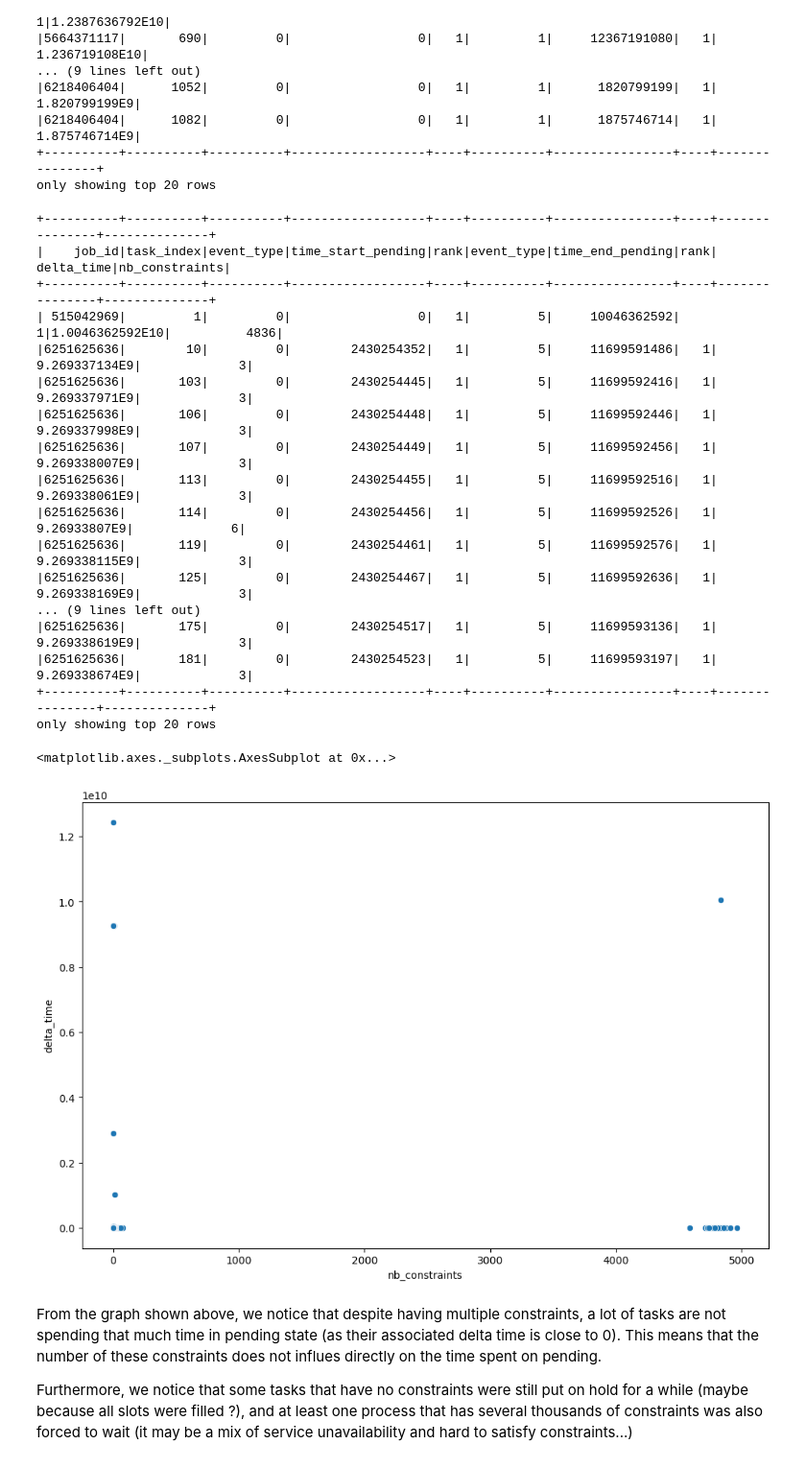
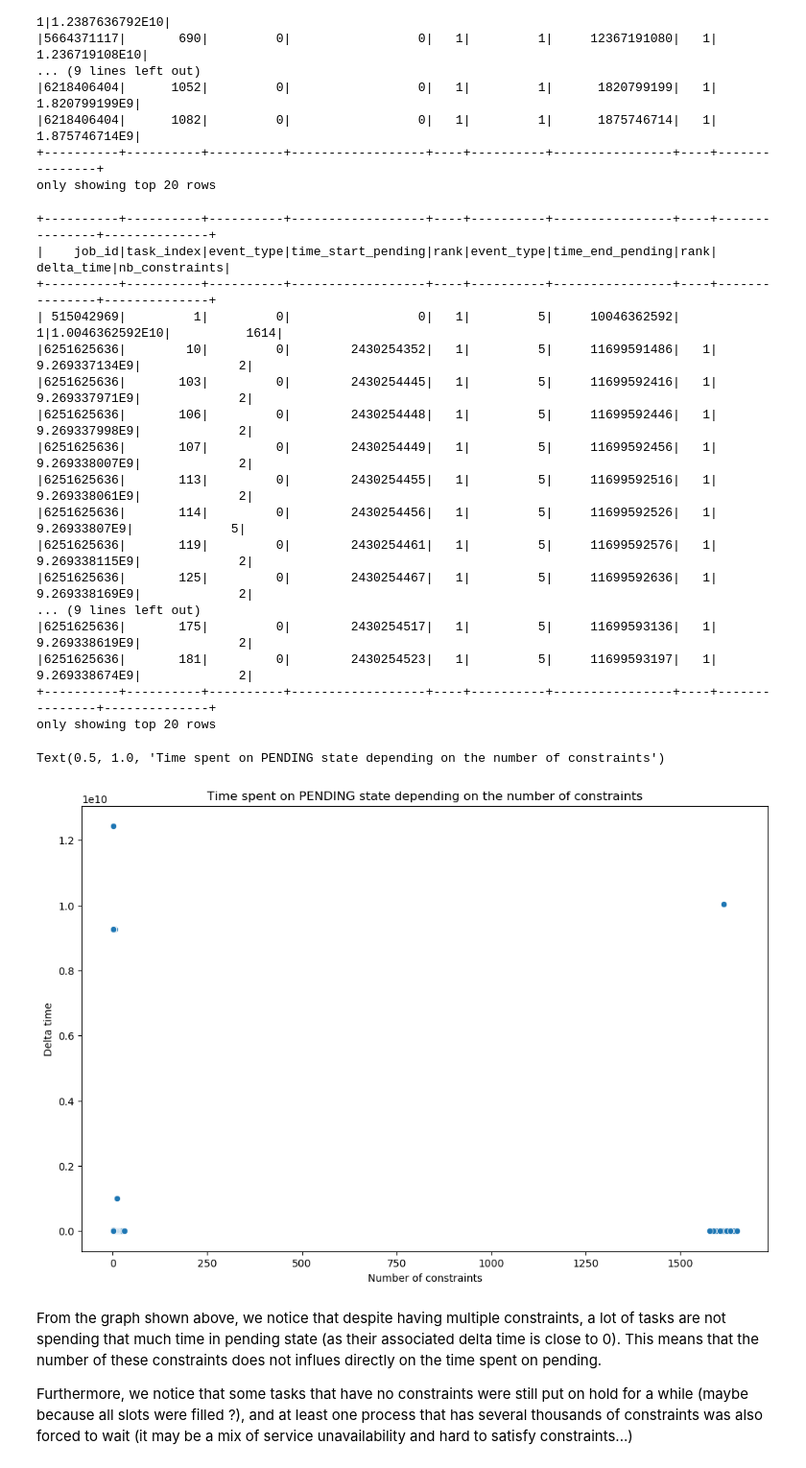
Before and after one commit to templierw/spark_lab, a Jupyter notebook: lab_new.ipynb, the cells around one changed output. Shown at 96% size. Saved outputs shown, nothing was run; the diff lists cells and outputs as text; code cells hidden in the pictures.

```diff
--- a/lab_new.ipynb
+++ b/lab_new.ipynb
@@ -34,15 +34,17 @@ from pyspark.sql.functions import rank, col
 
 # Execution mode:
 # Cluster = -1
-# Local > 1 (i.e., number of files to load)
+# Local >= 1 (i.e., number of files to load)
 
-EXEC_MODE = -1
+EXEC_MODE = 1
 
 # Our own way to gather data and create a RDD with sanitized data
 if EXEC_MODE == -1:
     from spark_lab.lib import Table, init
+    cloud = True
 else:
     from lib import Table, init
+    cloud = False
 
 # start spark with 1 worker thread
 sc = init()
@@ -114,7 +99,7 @@ From the visualization shown above, we see that a large majority of the machines
 Now, we focus on the jobs that were running during the analyzed period. We know that each job is composed of multiple tasks, but no information was provided about the average number of tasks in a single job. In order to compute it by hand, we load the task_events table, that lists for every task that was ever executed at the time @various information, like the job to which the task is associated, the user that requested to execute the task, the priority, and the resources it requested to be able to process the calculations and terminate.
 # %%
 # Same as above, load a part of the table in memory and use it.
-task_events = Table('task_events', sc)
+task_events = Table('task_events', sc, EXEC_MODE, cloud)
 task_events.pprint(3)
 # %% [output]
 |  | time | missing_info | job_id | task_index | machine_id | event_type | user | scheduling_class | ... |
@@ -599,7 +585,7 @@ fullpending_with_delta.filter(col('delta_time') > 0).show()
 only showing top 20 rows
 # %%
 # Load the task_constraints table
-task_constraints = Table('task_constraints', spark_context=sc)
+task_constraints = Table('task_constraints', sc, EXEC_MODE, cloud)
 
 # Selects each occurence of constraint registered for each process
 task_constraints_per_jobtask = task_constraints.select(['job_id', 'task_index', 'time']).map(lambda x: ((x[0],x[1]), x[2]))
@@ -630,26 +616,31 @@ full_dataframe.filter(col('delta_time') > 0).show()
 +----------+----------+----------+------------------+----+----------+----------------+----+---------------+--------------+
 |    job_id|task_index|event_type|time_start_pending|rank|event_type|time_end_pending|rank|     delta_time|nb_constraints|
 +----------+----------+----------+------------------+----+----------+----------------+----+---------------+--------------+
-| 515042969|         1|         0|                 0|   1|         5|     10046362592|   1|1.0046362592E10|          4836|
-|6251625636|        10|         0|        2430254352|   1|         5|     11699591486|   1|  9.269337134E9|             3|
-|6251625636|       103|         0|        2430254445|   1|         5|     11699592416|   1|  9.269337971E9|             3|
-|6251625636|       106|         0|        2430254448|   1|         5|     11699592446|   1|  9.269337998E9|             3|
-|6251625636|       107|         0|        2430254449|   1|         5|     11699592456|   1|  9.269338007E9|             3|
-|6251625636|       113|         0|        2430254455|   1|         5|     11699592516|   1|  9.269338061E9|             3|
-|6251625636|       114|         0|        2430254456|   1|         5|     11699592526|   1|   9.26933807E9|             6|
-|6251625636|       119|         0|        2430254461|   1|         5|     11699592576|   1|  9.269338115E9|             3|
-|6251625636|       125|         0|        2430254467|   1|         5|     11699592636|   1|  9.269338169E9|             3|
+| 515042969|         1|         0|                 0|   1|         5|     10046362592|   1|1.0046362592E10|          1614|
+|6251625636|        10|         0|        2430254352|   1|         5|     11699591486|   1|  9.269337134E9|             2|
+|6251625636|       103|         0|        2430254445|   1|         5|     11699592416|   1|  9.269337971E9|             2|
+|6251625636|       106|         0|        2430254448|   1|         5|     11699592446|   1|  9.269337998E9|             2|
+|6251625636|       107|         0|        2430254449|   1|         5|     11699592456|   1|  9.269338007E9|             2|
+|6251625636|       113|         0|        2430254455|   1|         5|     11699592516|   1|  9.269338061E9|             2|
+|6251625636|       114|         0|        2430254456|   1|         5|     11699592526|   1|   9.26933807E9|             5|
+|6251625636|       119|         0|        2430254461|   1|         5|     11699592576|   1|  9.269338115E9|             2|
+|6251625636|       125|         0|        2430254467|   1|         5|     11699592636|   1|  9.269338169E9|             2|
 ... (9 lines left out)
-|6251625636|       175|         0|        2430254517|   1|         5|     11699593136|   1|  9.269338619E9|             3|
-|6251625636|       181|         0|        2430254523|   1|         5|     11699593197|   1|  9.269338674E9|             3|
+|6251625636|       175|         0|        2430254517|   1|         5|     11699593136|   1|  9.269338619E9|             2|
+|6251625636|       181|         0|        2430254523|   1|         5|     11699593197|   1|  9.269338674E9|             2|
 +----------+----------+----------+------------------+----+----------+----------------+----+---------------+--------------+
 only showing top 20 rows
 # %%
 # And finally, display the graph
-sns.scatterplot(data=full_dataframe.toPandas(), x="nb_constraints", y="delta_time")
+g = sns.scatterplot(data=full_dataframe.toPandas(), x="nb_constraints", y="delta_time")
+
+g.set_xlabel("Number of constraints")
+g.set_ylabel("Delta time")
+
+g.set_title("Time spent on PENDING state depending on the number of constraints")
 # %% [output]
-<matplotlib.axes._subplots.AxesSubplot at 0x...>
+Text(0.5, 1.0, 'Time spent on PENDING state depending on the number of constraints')
-[figure, old version]
+[figure, new version]
 # %% [markdown]
 From the graph shown above, we notice that despite having multiple constraints, a lot of tasks are not spending that much time in pending state (as their associated delta time is close to 0). This means that the number of these constraints does not influes directly on the time spent on pending.
 
```
Also changed, not shown: parts of 17 cells of this notebook, 1 other file.
